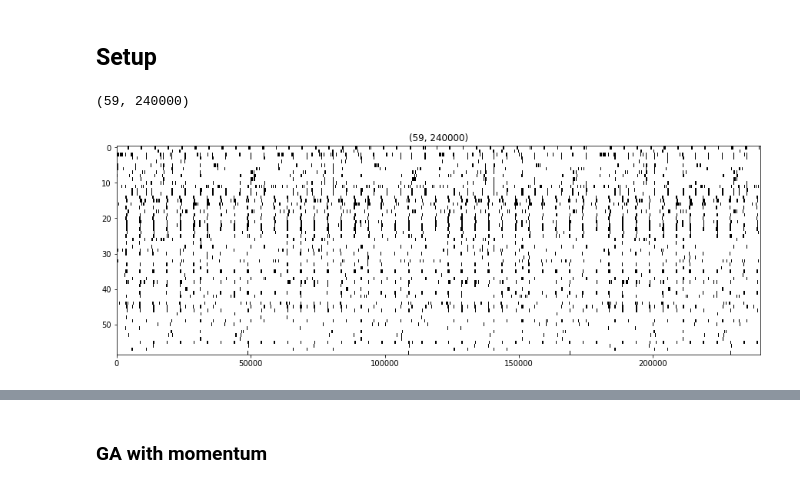
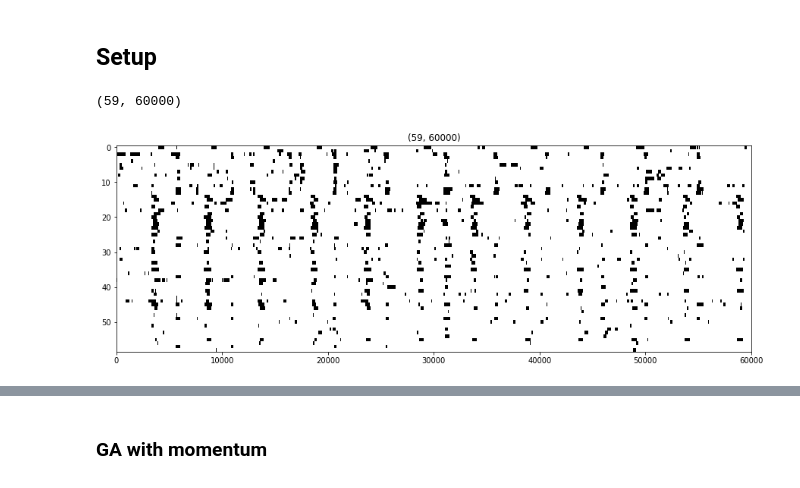
Before and after one commit to micheleavella/brain_project, a Jupyter notebook: real_data_inference.ipynb, the cells around one changed output, grey strips where cells are left out. Drawn from its saved outputs; the diff is of its cells as text; code cells hidden in the pictures.

Commit message:
plots

```diff
--- a/real_data_inference.ipynb
+++ b/real_data_inference.ipynb
@@ -110,23 +110,23 @@ kinetic_ising_simulation_inference.ipynb  real_data_inference.ipynb
 # %%
 S = np.load('59_neurons_60k_steps.npy')
 #-----------------------TRICK-------------------------------------#
-S = np.concatenate((S,S,S,S),axis=1)
+#S = np.concatenate((S,S,S,S),axis=1)
 #-----------------------params------------------------------------#
 gamma = 1
 dt = 0.1
 N, steps = S.shape
 
 C,C_dot = C_and_Cdot(S,dt)
 #-----------------------n cores------------------------------------#
-n_cores = 10 #10 is the best
+n_cores = 5 #10 is the best
 
 S_split = np.array_split(S,n_cores,axis = 1)
 #del S
 print(S.shape)
 plot_S(S)
 # %% [output]
-(59, 240000)
+(59, 60000)
-[figure, old version]
+[figure, new version]
 # %%
 p = np.random.normal(0,1,N*N+N)
 %time parralel_grad(p,S_split,C,C_dot,gamma)
```
Also changed, not shown: parts of 7 cells of this notebook, 9 other files.
